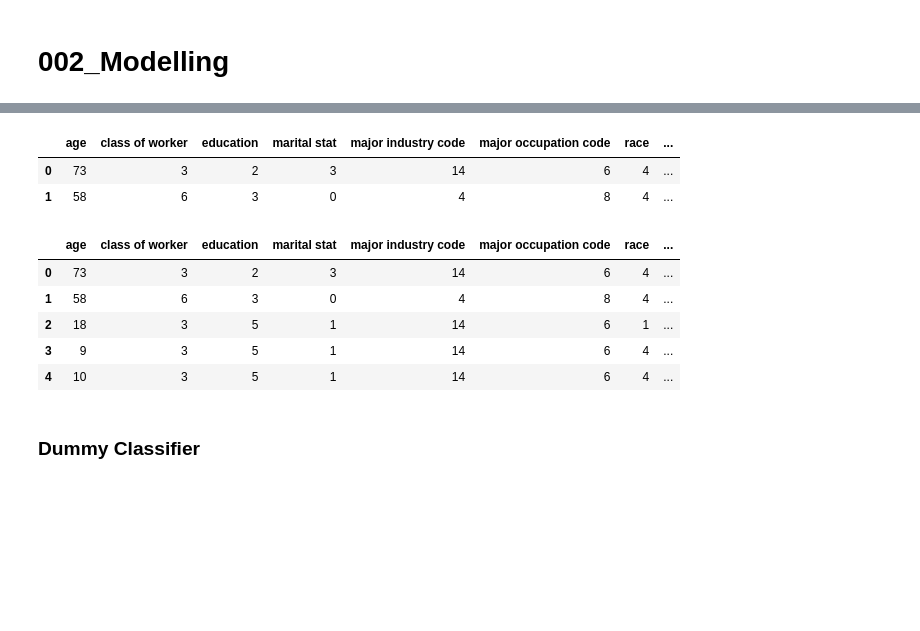
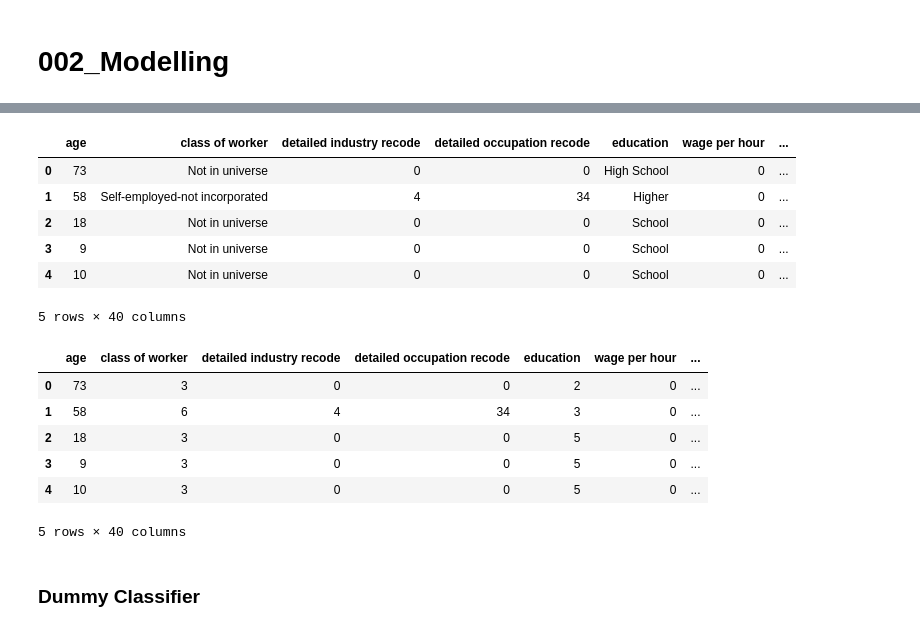
Before and after one commit to rhurley46/USBC-Classifier, a Jupyter notebook: notebooks/002_Modelling.ipynb, the cells around one changed output, grey strips where cells are left out. Drawn from its saved outputs; the diff is of its cells as text; code cells hidden in the pictures; blank space fills up the shorter version.

```diff
--- a/notebooks/002_Modelling.ipynb
+++ b/notebooks/002_Modelling.ipynb
@@ -33,13 +45,17 @@ from sklearn.model_selection import RepeatedStratifiedKFold
 # %% [output]
 [interactive output not drawn]
 # %%
-processed = pd.read_csv("../data/featurised/featurised_train.csv")
+processed = pd.read_csv("../data/preprocessed/processed_train.csv")
 # %%
-processed.head(2)
+processed.head()
 # %% [output]
-|  | age | class of worker | education | marital stat | major industry code | major occupation code | race | ... |
-| 0 | 73 | 3 | 2 | 3 | 14 | 6 | 4 | ... |
-| 1 | 58 | 6 | 3 | 0 | 4 | 8 | 4 | ... |
+|  | age | class of worker | detailed industry recode | detailed occupation recode | education | wage per hour | ... |
+| 0 | 73 | Not in universe | 0 | 0 | High School | 0 | ... |
+| 1 | 58 | Self-employed-not incorporated | 4 | 34 | Higher | 0 | ... |
+| 2 | 18 | Not in universe | 0 | 0 | School | 0 | ... |
+| 3 | 9 | Not in universe | 0 | 0 | School | 0 | ... |
+| 4 | 10 | Not in universe | 0 | 0 | School | 0 | ... |
+5 rows × 40 columns
 # %%
 from sklearn.preprocessing import StandardScaler, LabelEncoder
 
@@ -47,12 +63,13 @@ df1 = processed.copy()
 df1 = df1.apply(LabelEncoder().fit_transform)
 df1.head()
 # %% [output]
-|  | age | class of worker | education | marital stat | major industry code | major occupation code | race | ... |
-| 0 | 73 | 3 | 2 | 3 | 14 | 6 | 4 | ... |
-| 1 | 58 | 6 | 3 | 0 | 4 | 8 | 4 | ... |
-| 2 | 18 | 3 | 5 | 1 | 14 | 6 | 1 | ... |
-| 3 | 9 | 3 | 5 | 1 | 14 | 6 | 4 | ... |
-| 4 | 10 | 3 | 5 | 1 | 14 | 6 | 4 | ... |
+|  | age | class of worker | detailed industry recode | detailed occupation recode | education | wage per hour | ... |
+| 0 | 73 | 3 | 0 | 0 | 2 | 0 | ... |
+| 1 | 58 | 6 | 4 | 34 | 3 | 0 | ... |
+| 2 | 18 | 3 | 0 | 0 | 5 | 0 | ... |
+| 3 | 9 | 3 | 0 | 0 | 5 | 0 | ... |
+| 4 | 10 | 3 | 0 | 0 | 5 | 0 | ... |
+5 rows × 40 columns
 # %% [markdown]
 ### Dummy Classifier
 # %%
```
Also changed, not shown: parts of 15 cells of this notebook, 9 other files.
